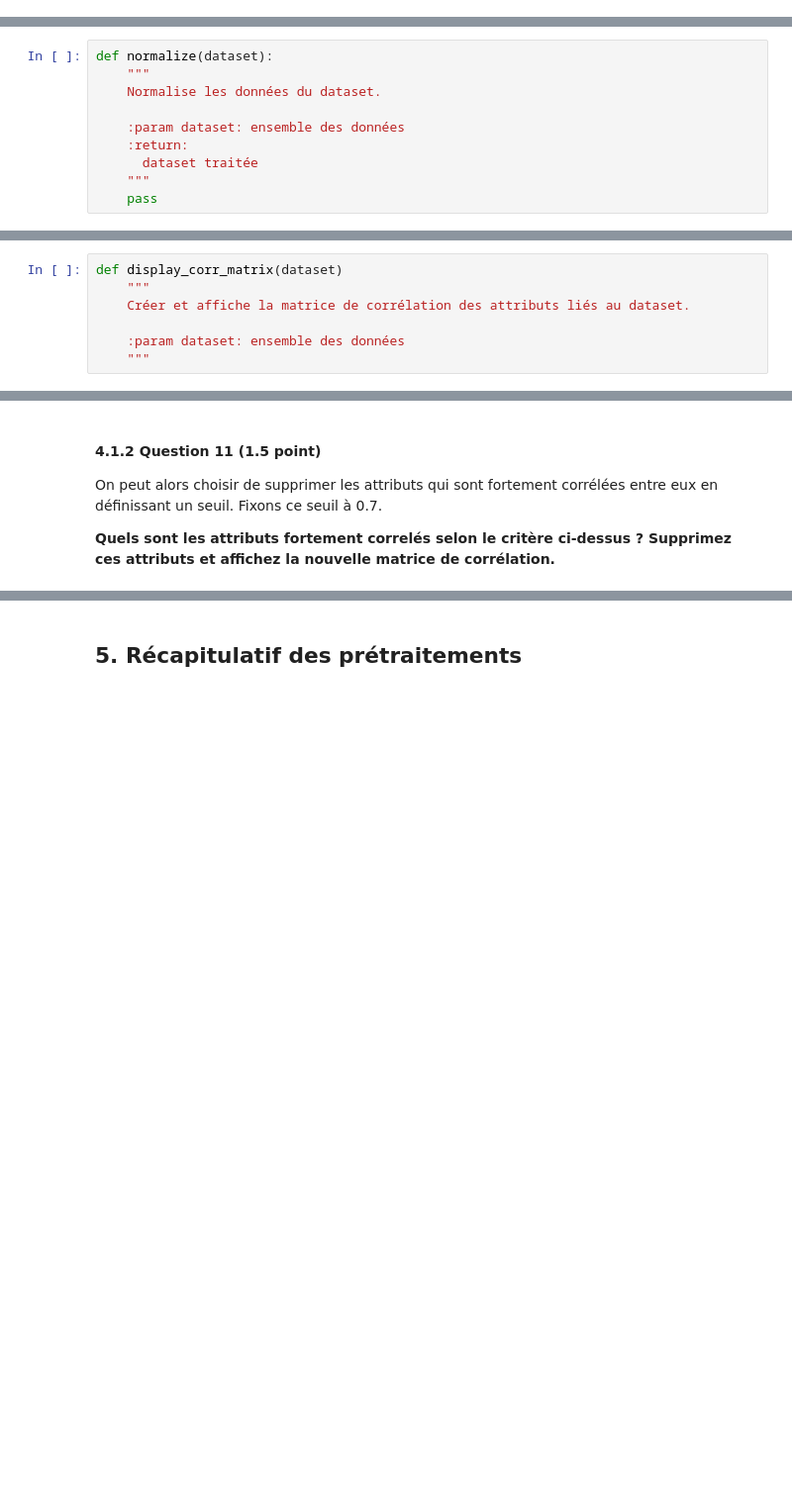
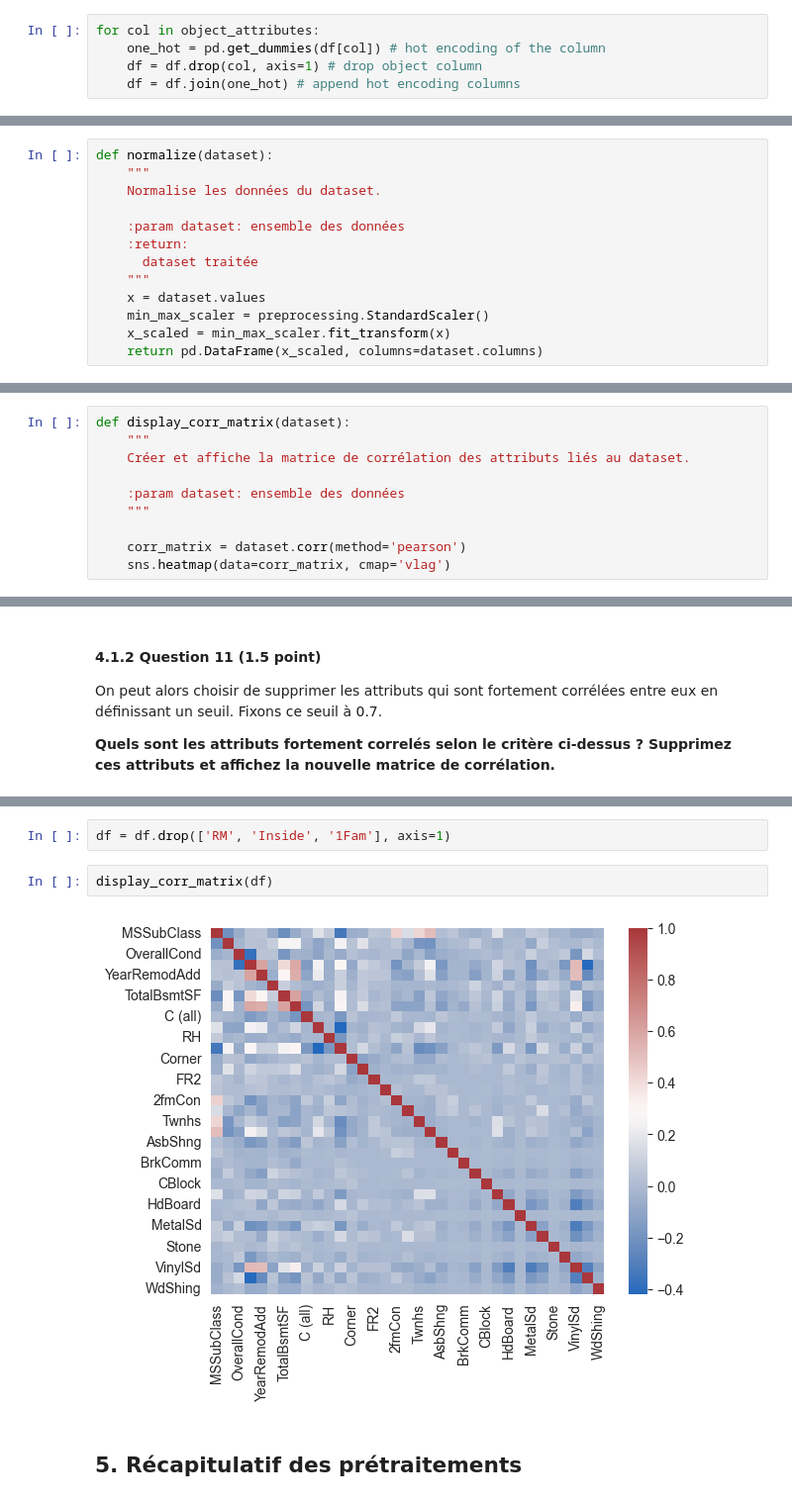
Before and after one commit to marcomudenge/Spark_GCP_Market_Basket_Analysis, a Jupyter notebook: TP1.ipynb, the cells around one changed output, grey strips where cells are left out. Shown at 99% size. Drawn from its saved outputs; the diff is of its cells as text; blank space fills up the shorter version.

```diff
--- a/TP1.ipynb
+++ b/TP1.ipynb
@@ -336,0 +347,5 @@ Les attributs de type `object` étant catégoriques (voire partie 1), on peut ef
+# %%
+for col in object_attributes:
+    one_hot = pd.get_dummies(df[col]) # hot encoding of the column
+    df = df.drop(col, axis=1) # drop object column
+    df = df.join(one_hot) # append hot encoding columns
@@ -360,6 +385,9 @@ def normalize(dataset):
     :return:
       dataset traitée
     """
-    pass
+    x = dataset.values
+    min_max_scaler = preprocessing.StandardScaler()
+    x_scaled = min_max_scaler.fit_transform(x)
+    return pd.DataFrame(x_scaled, columns=dataset.columns)
 # %%
 df = normalize(df)
@@ -379,11 +417,14 @@ Pour ce faire, vous disposez des fonctions suivantes
 
 **Implémenter la fonction `display_corr_matrix`. Elle doit permettre d'afficher la matrice de corrélation entre les différents attributs de nos données normalisation des données.**
 # %%
-def display_corr_matrix(dataset)
+def display_corr_matrix(dataset):
     """
     Créer et affiche la matrice de corrélation des attributs liés au dataset.
 
     :param dataset: ensemble des données
     """
+
+    corr_matrix = dataset.corr(method='pearson')
+    sns.heatmap(data=corr_matrix, cmap='vlag')
 # %%
 display_corr_matrix(df)
@@ -398,3 +455,9 @@ On peut alors choisir de supprimer les attributs qui sont fortement corrélées
+# %%
+df = df.drop(['RM', 'Inside', '1Fam'], axis=1)
+# %%
+display_corr_matrix(df)
+# %% [output]
+[figure, added]
 # %% [markdown]
 ## 5. Récapitulatif des prétraitements
 # %% [markdown]
```
Also changed, not shown: parts of 25 cells of this notebook.
